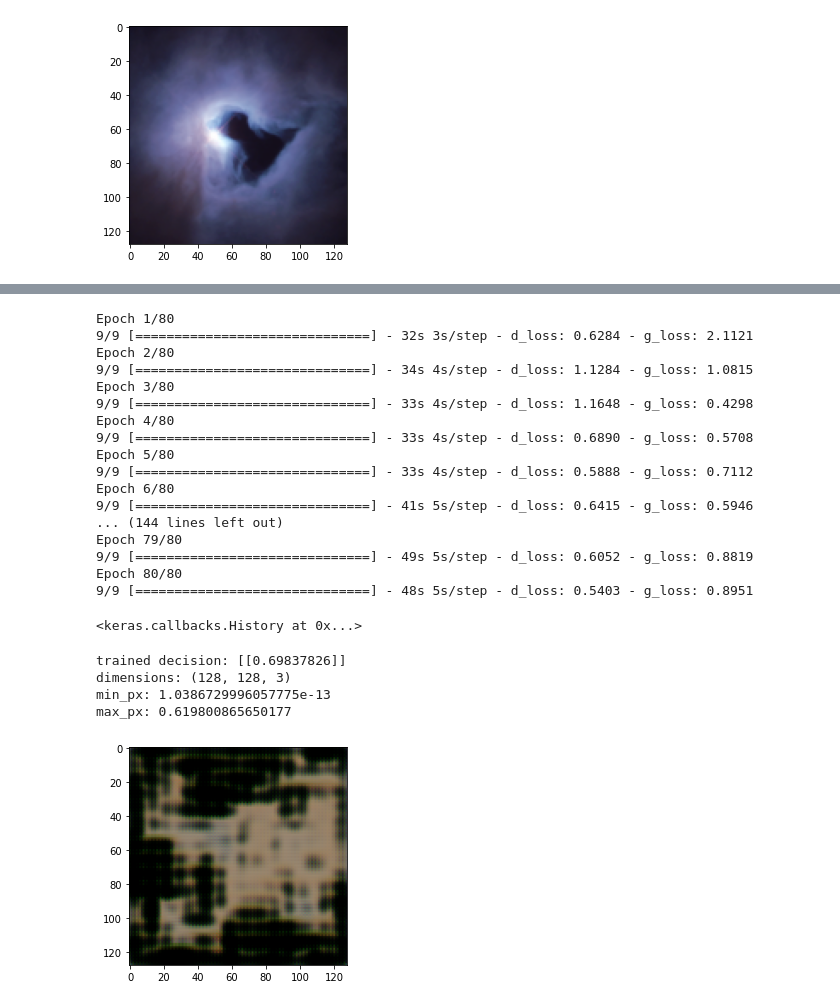
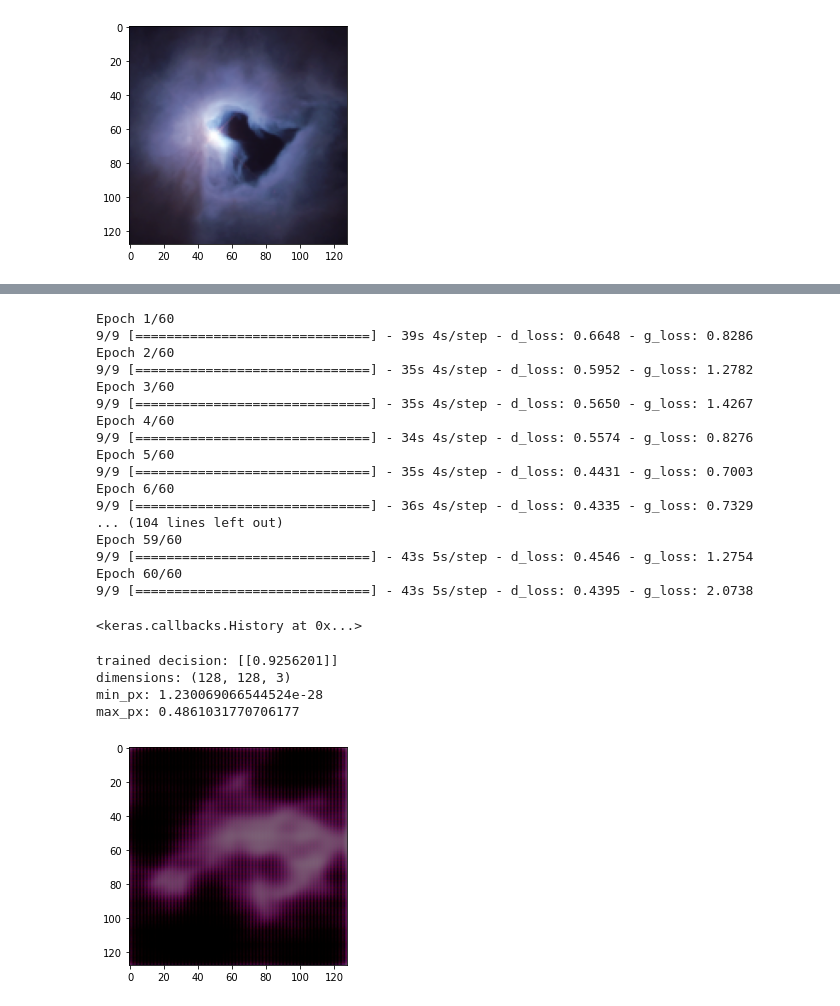
Before and after one commit to hashirkz/hubble_telescope_gan, a Jupyter notebook: hubble_tlsc.ipynb, the cells around one changed output, grey strips where cells are left out. Saved outputs shown, nothing was run; the diff lists cells and outputs as text; code cells hidden in the pictures.

Commit message:
retrained model to 60 epochs

```diff
--- a/hubble_tlsc.ipynb
+++ b/hubble_tlsc.ipynb
@@ -307,7 +307,7 @@ class GANmonitor(keras.callbacks.Callback):
 #   )
 # ckpt_manager = tf.train.CheckpointManager(checkpoint, ckpt_path, max_to_keep=4)
 # checkpoint.restore(ckpt_manager.latest_checkpoint)
-EPOCHS = 80
+EPOCHS = 60
 
 dcgan = GAN(discriminator=discriminator, generator=generator, latent_dim=LATENT_DIM)
 dcgan.compile(
@@ -320,43 +320,41 @@ dcgan.fit(
     TRAIN, epochs=EPOCHS, callbacks=[GANmonitor(num_img=1, latent_dim=LATENT_DIM)]
 )
 # %% [output]
-Epoch 1/80
-9/9 [==============================] - 32s 3s/step - d_loss: 0.6284 - g_loss: 2.1121
-Epoch 2/80
-9/9 [==============================] - 34s 4s/step - d_loss: 1.1284 - g_loss: 1.0815
-Epoch 3/80
-9/9 [==============================] - 33s 4s/step - d_loss: 1.1648 - g_loss: 0.4298
-Epoch 4/80
-9/9 [==============================] - 33s 4s/step - d_loss: 0.6890 - g_loss: 0.5708
-Epoch 5/80
-9/9 [==============================] - 33s 4s/step - d_loss: 0.5888 - g_loss: 0.7112
-Epoch 6/80
-9/9 [==============================] - 41s 5s/step - d_loss: 0.6415 - g_loss: 0.5946
-... (144 lines left out)
-Epoch 79/80
-9/9 [==============================] - 49s 5s/step - d_loss: 0.6052 - g_loss: 0.8819
-Epoch 80/80
-9/9 [==============================] - 48s 5s/step - d_loss: 0.5403 - g_loss: 0.8951
+Epoch 1/60
+9/9 [==============================] - 39s 4s/step - d_loss: 0.6648 - g_loss: 0.8286
+Epoch 2/60
+9/9 [==============================] - 35s 4s/step - d_loss: 0.5952 - g_loss: 1.2782
+Epoch 3/60
+9/9 [==============================] - 35s 4s/step - d_loss: 0.5650 - g_loss: 1.4267
+Epoch 4/60
+9/9 [==============================] - 34s 4s/step - d_loss: 0.5574 - g_loss: 0.8276
+Epoch 5/60
+9/9 [==============================] - 35s 4s/step - d_loss: 0.4431 - g_loss: 0.7003
+Epoch 6/60
+9/9 [==============================] - 36s 4s/step - d_loss: 0.4335 - g_loss: 0.7329
+... (104 lines left out)
+Epoch 59/60
+9/9 [==============================] - 43s 5s/step - d_loss: 0.4546 - g_loss: 1.2754
+Epoch 60/60
+9/9 [==============================] - 43s 5s/step - d_loss: 0.4395 - g_loss: 2.0738
 <keras.callbacks.History at 0x...>
 # %%
 # issue with overfitting / possibly not enough data only had 96 training samples
 # note the generated_imgs start from epoch 31 because i lost the first 30 epochs
 # around epoch 60ish (30 in generated imgs dir) the images looked organic but the nn looks overfitted after around 80 (50 in generated imgs dir) epochs
 # may also be an issue with hyperparameters of dcgan
-reloaded_generator = tf.saved_model.load('./generator_nn.tf')
-
 def generate_random():
     noise = tf.random.normal([1, 100])
     generated_image = generator(noise, training=False)
     print(f'trained decision: {discriminator(generated_image)}')
     display_img(generated_image[0, :, :, :])
 
 generate_random()
 # %% [output]
-trained decision: [[0.69837826]]
+trained decision: [[0.9256201]]
 dimensions: (128, 128, 3)
-min_px: 1.0386729996057775e-13
-max_px: 0.619800865650177
+min_px: 1.230069066544524e-28
+max_px: 0.4861031770706177
-[figure, old version]
+[figure, new version]
 # %%
 # making gif of epochs [30, 110] not including 110th epoch
```
Also changed, not shown: parts of 3 cells of this notebook, 9 other files.
